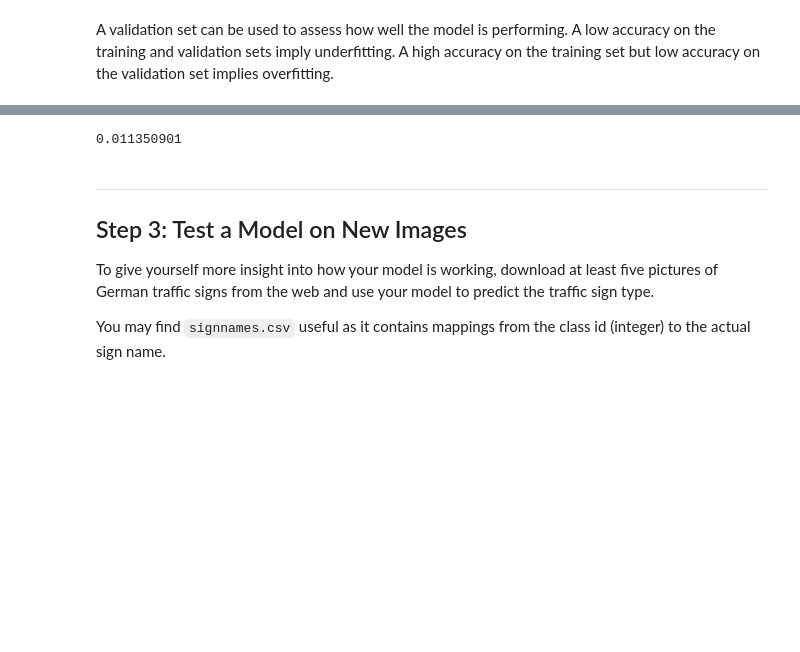
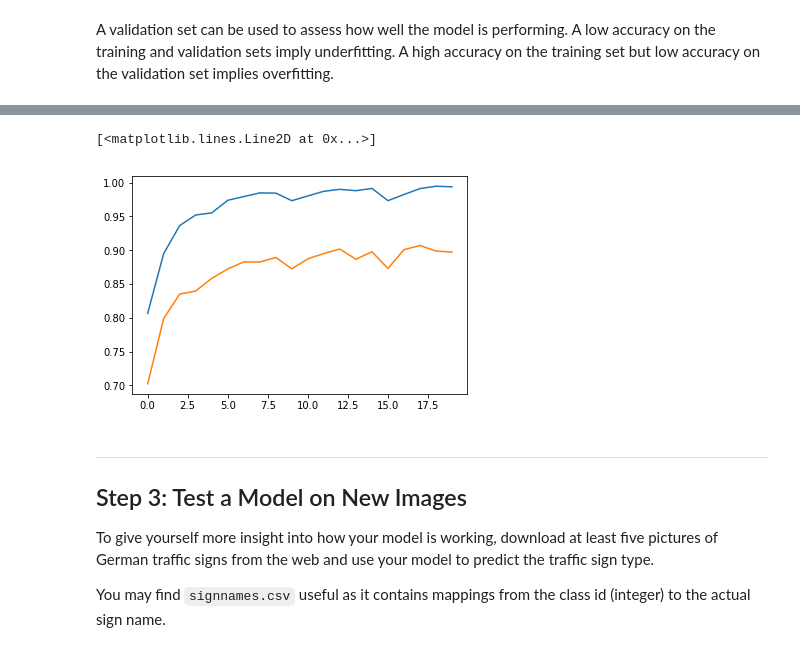
Before and after one commit to tindandelion/carne-traffic-signs-p2, a Jupyter notebook: Traffic_Sign_Classifier.ipynb, the cells around one changed output, grey strips where cells are left out. Drawn from its saved outputs; the diff is of its cells as text; code cells hidden in the pictures; blank space fills up the shorter version.

```diff
--- a/Traffic_Sign_Classifier.ipynb
+++ b/Traffic_Sign_Classifier.ipynb
@@ -236,7 +236,7 @@ sets imply underfitting. A high accuracy on the training set but low accuracy on
 ### the accuracy on the test set should be calculated and reported as well.
 ### Feel free to use as many code cells as needed.
 learning_rate = 0.001
-epochs = 10
+epochs = 20
 batch_size = 128
 # %%
 from tqdm import tqdm
@@ -275,4 +280,0 @@ Wall time: 3min 28s
-# %%
-acc
-# %% [output]
-0.011350901
@@ -281,3 +281,11 @@ y_train
+# %%
+a1 = np.array(accuracies)
+# %%
+plt.plot(a1[:, 0], a1[:, 1])
+plt.plot(a1[:, 0], a1[:, 2])
+# %% [output]
+[<matplotlib.lines.Line2D at 0x...>]
+[figure, added]
 # %% [markdown]
 ---
 
```
Also changed, not shown: parts of 2 cells of this notebook.
